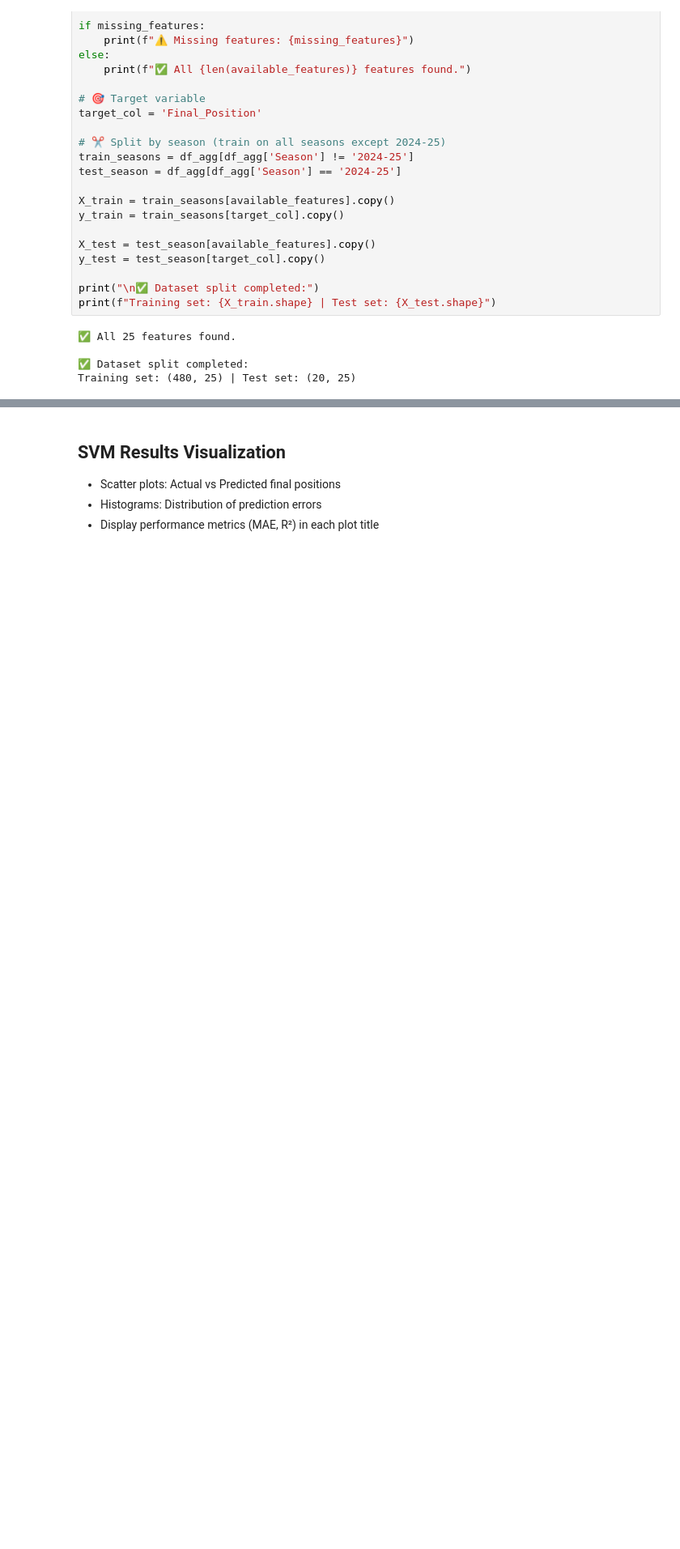
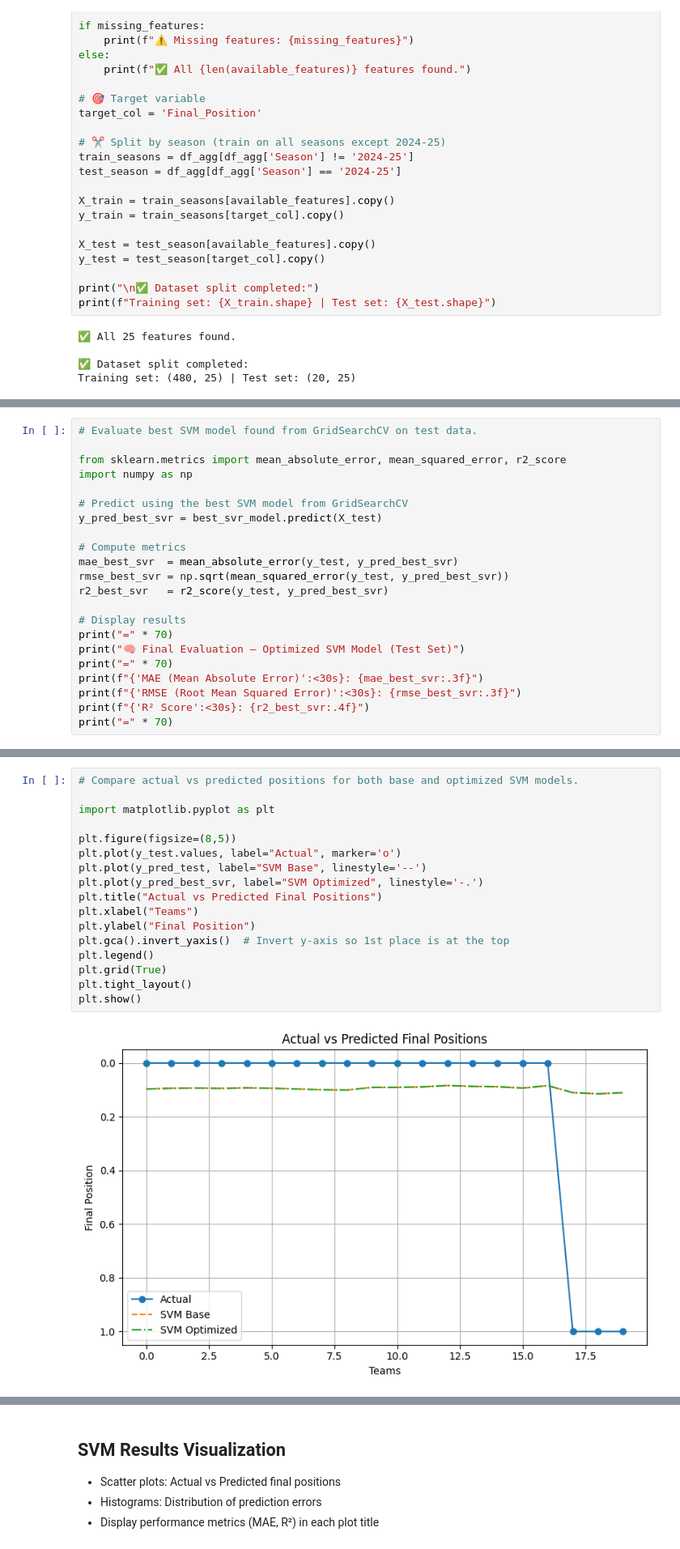
Before and after one commit to AtfastrSlushyMaker/pl-standings-prediction-project, a Jupyter notebook: notebooks/algorithms/SVM/svm_model.ipynb, the cells around one changed output, grey strips where cells are left out. Shown at 81% size. Saved outputs shown, nothing was run; the diff lists cells and outputs as text; blank space fills up the shorter version.

```diff
--- a/notebooks/algorithms/SVM/svm_model.ipynb
+++ b/notebooks/algorithms/SVM/svm_model.ipynb
@@ -159,0 +214,22 @@ Test MAE: 1.078 | RMSE: 1.480 | R²: 0.9341
+# %%
+# Evaluate best SVM model found from GridSearchCV on test data.
+
+from sklearn.metrics import mean_absolute_error, mean_squared_error, r2_score
+import numpy as np
+
+# Predict using the best SVM model from GridSearchCV
+y_pred_best_svr = best_svr_model.predict(X_test)
+
+# Compute metrics
+mae_best_svr  = mean_absolute_error(y_test, y_pred_best_svr)
+rmse_best_svr = np.sqrt(mean_squared_error(y_test, y_pred_best_svr))
+r2_best_svr   = r2_score(y_test, y_pred_best_svr)
+
+# Display results
+print("=" * 70)
+print("🧠 Final Evaluation — Optimized SVM Model (Test Set)")
+print("=" * 70)
+print(f"{'MAE (Mean Absolute Error)':<30s}: {mae_best_svr:.3f}")
+print(f"{'RMSE (Root Mean Squared Error)':<30s}: {rmse_best_svr:.3f}")
+print(f"{'R² Score':<30s}: {r2_best_svr:.4f}")
+print("=" * 70)
@@ -159,0 +244,19 @@ Test MAE: 1.078 | RMSE: 1.480 | R²: 0.9341
+# %%
+# Compare actual vs predicted positions for both base and optimized SVM models.
+
+import matplotlib.pyplot as plt
+
+plt.figure(figsize=(8,5))
+plt.plot(y_test.values, label="Actual", marker='o')
+plt.plot(y_pred_test, label="SVM Base", linestyle='--')
+plt.plot(y_pred_best_svr, label="SVM Optimized", linestyle='-.')
+plt.title("Actual vs Predicted Final Positions")
+plt.xlabel("Teams")
+plt.ylabel("Final Position")
+plt.gca().invert_yaxis()  # Invert y-axis so 1st place is at the top
+plt.legend()
+plt.grid(True)
+plt.tight_layout()
+plt.show()
+# %% [output]
+[figure, added]
```
Also changed, not shown: parts of 20 cells of this notebook.
